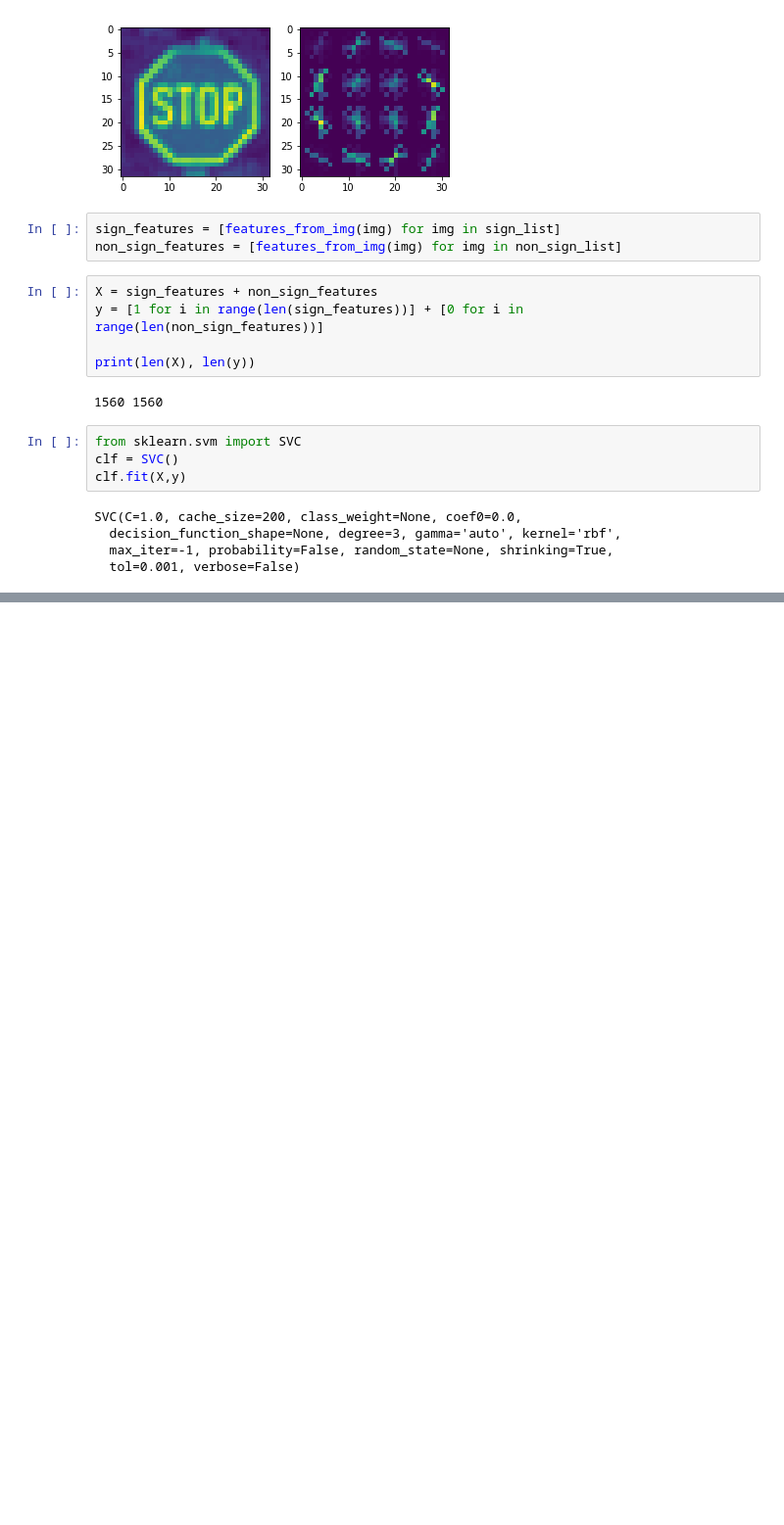
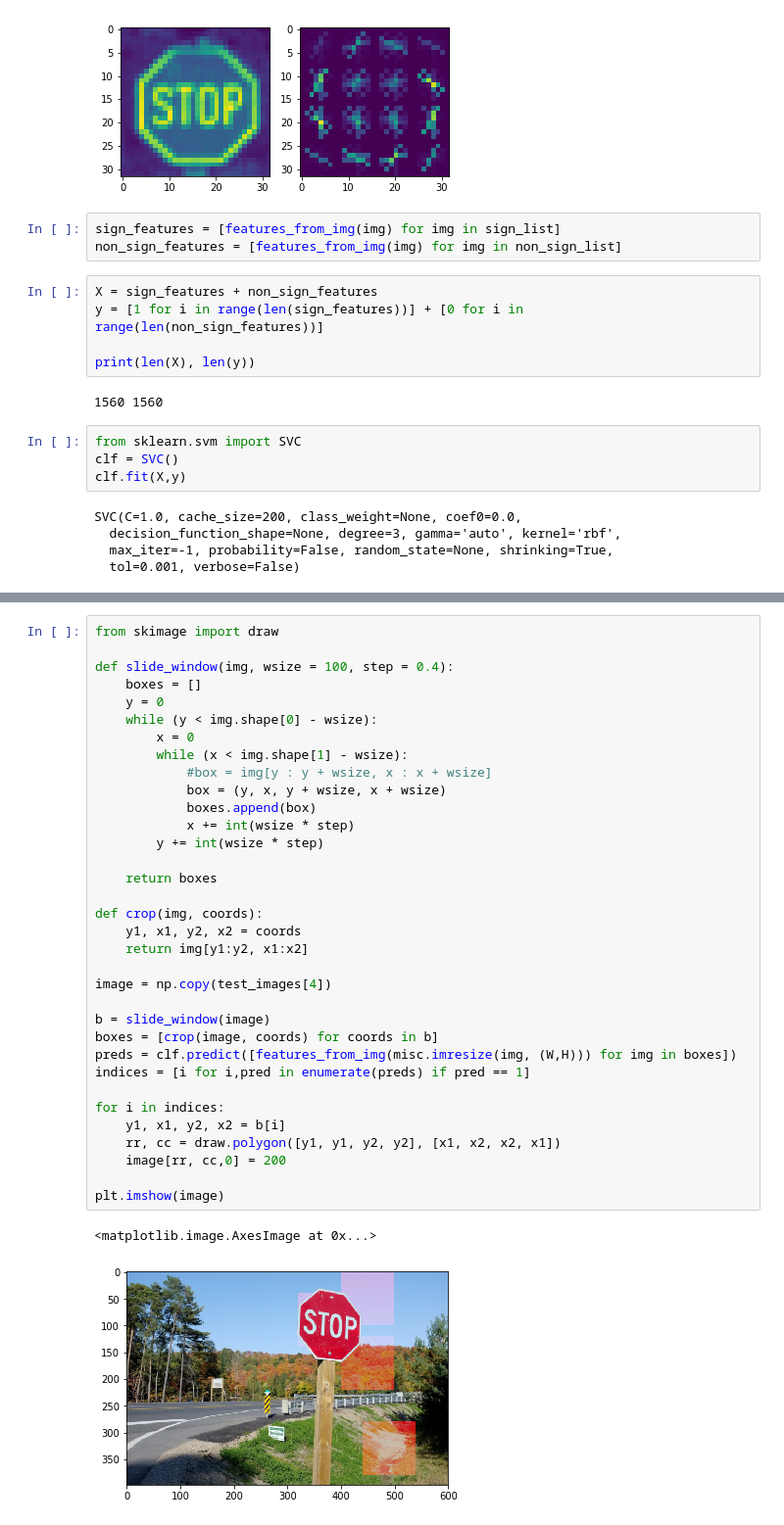
Before and after one commit to tempflip/Traffic_Sign_Classifier_Workshop, a Jupyter notebook: sign_limits-HOG.ipynb, the cells around one changed output, grey strips where cells are left out. Shown at 98% size. Drawn from its saved outputs; the diff is of its cells as text; blank space fills up the shorter version.

```diff
--- a/sign_limits-HOG.ipynb
+++ b/sign_limits-HOG.ipynb
@@ -138,0 +147,37 @@ clf.score(X,y)
+# %%
+from skimage import draw
+
+def slide_window(img, wsize = 100, step = 0.4):
+    boxes = []
+    y = 0
+    while (y < img.shape[0] - wsize):
+        x = 0
+        while (x < img.shape[1] - wsize):
+            #box = img[y : y + wsize, x : x + wsize]
+            box = (y, x, y + wsize, x + wsize)
+            boxes.append(box)
+            x += int(wsize * step)
+        y += int(wsize * step)
+
+    return boxes
+
+def crop(img, coords):
+    y1, x1, y2, x2 = coords
+    return img[y1:y2, x1:x2]
+
+image = np.copy(test_images[4])
+
+b = slide_window(image)
+boxes = [crop(image, coords) for coords in b]
+preds = clf.predict([features_from_img(misc.imresize(img, (W,H))) for img in boxes])
+indices = [i for i,pred in enumerate(preds) if pred == 1]
+
+for i in indices:
+    y1, x1, y2, x2 = b[i]
+    rr, cc = draw.polygon([y1, y1, y2, y2], [x1, x2, x2, x1])
+    image[rr, cc,0] = 200
+
+plt.imshow(image)
+# %% [output]
+<matplotlib.image.AxesImage at 0x...>
+[figure, added]
```
Also changed, not shown: parts of 4 cells of this notebook.
